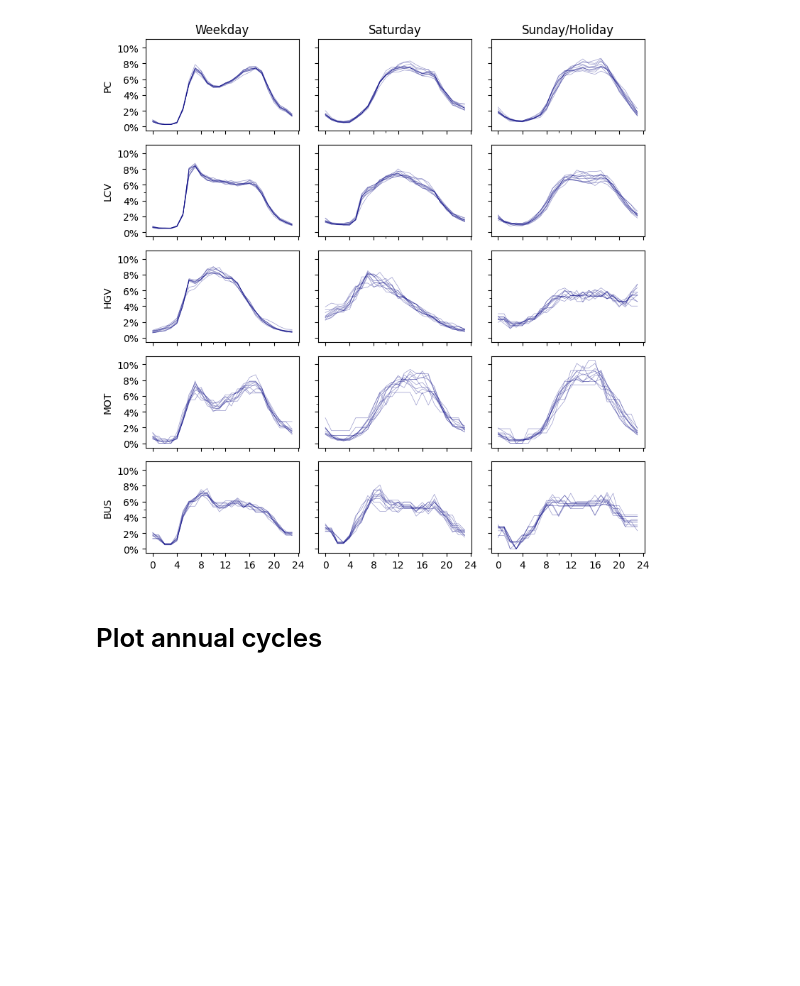
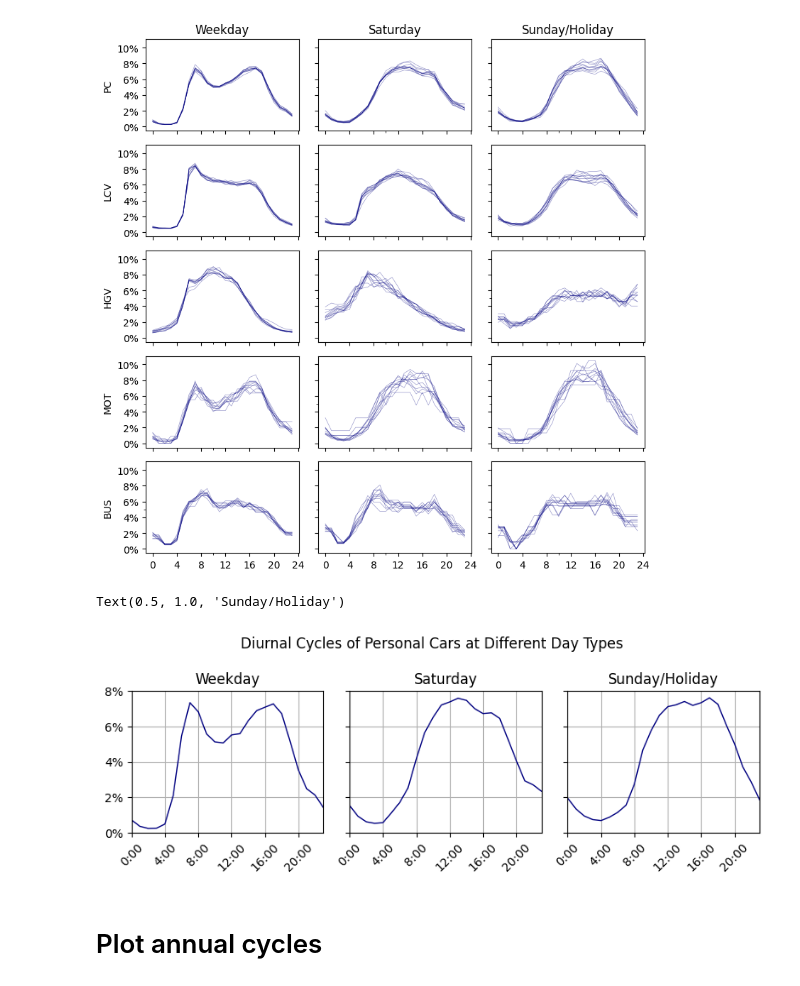
Before and after one commit to tum-esm/drive-inventory, a Jupyter notebook: notebooks/plotting/plot_traffic_activity_scaling_cycles.ipynb, the cells around one changed output. Drawn from its saved outputs; the diff is of its cells as text; code cells hidden in the pictures; blank space fills up the shorter version.

```diff
--- a/notebooks/calculate_timeprofiles.ipynb
+++ b/notebooks/plotting/plot_traffic_activity_scaling_cycles.ipynb
@@ -73,6 +75,40 @@ ax[0,0].set_xticklabels(xtick_labels, rotation = 90)
 # %% [output]
 []
 [figure]
+# %%
+fig, ax = plt.subplots(1,3, figsize = (8,3), sharex=True, sharey= True, tight_layout = True)
+month = 5
+year = 2019
+
+col=0
+
+for vc in ['PC']:
+    for dt in [1,3,4]:
+        (counts.daily_cycles.loc[year, month, dt, vc]*100).plot(ax = ax[col], linewidth = 1., color = 'navy')
+        ax[col].grid()
+        ax[col].set_xlim(0,23)
+        ax[col].set_ylim(0,8)
+
+        yticks = range(0,10,2)
+        ytick_labels = [f'{tick}%' for tick in yticks]  # You can customize labels if needed
+        ax[col].set_yticks(yticks)
+        ax[col].set_yticklabels(ytick_labels)
+
+        xticks = range(0,24,4)
+        xtick_labels = [f'{tick}:00' for tick in xticks]  # You can customize labels if needed
+        ax[col].set_xticks(xticks)
+        ax[col].set_xticklabels(xtick_labels, rotation = 45)
+
+        col +=1
+    col=0
+
+plt.suptitle('Diurnal Cycles of Personal Cars at Different Day Types')
+ax[0].set_title('Weekday')
+ax[1].set_title('Saturday')
+ax[2].set_title('Sunday/Holiday')
+# %% [output]
+Text(0.5, 1.0, 'Sunday/Holiday')
+[figure, added]
 # %% [markdown]
 # Plot annual cycles
 # %%
```
Also changed, not shown: parts of 5 cells of this notebook, 3 other files.
